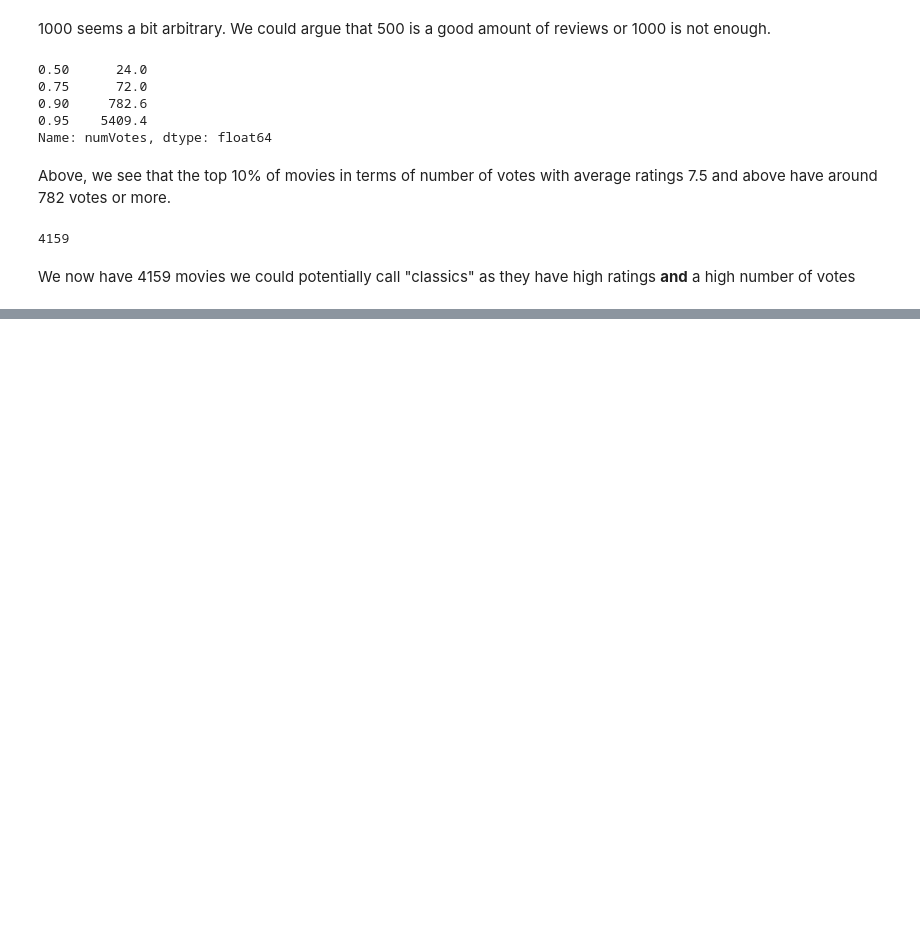
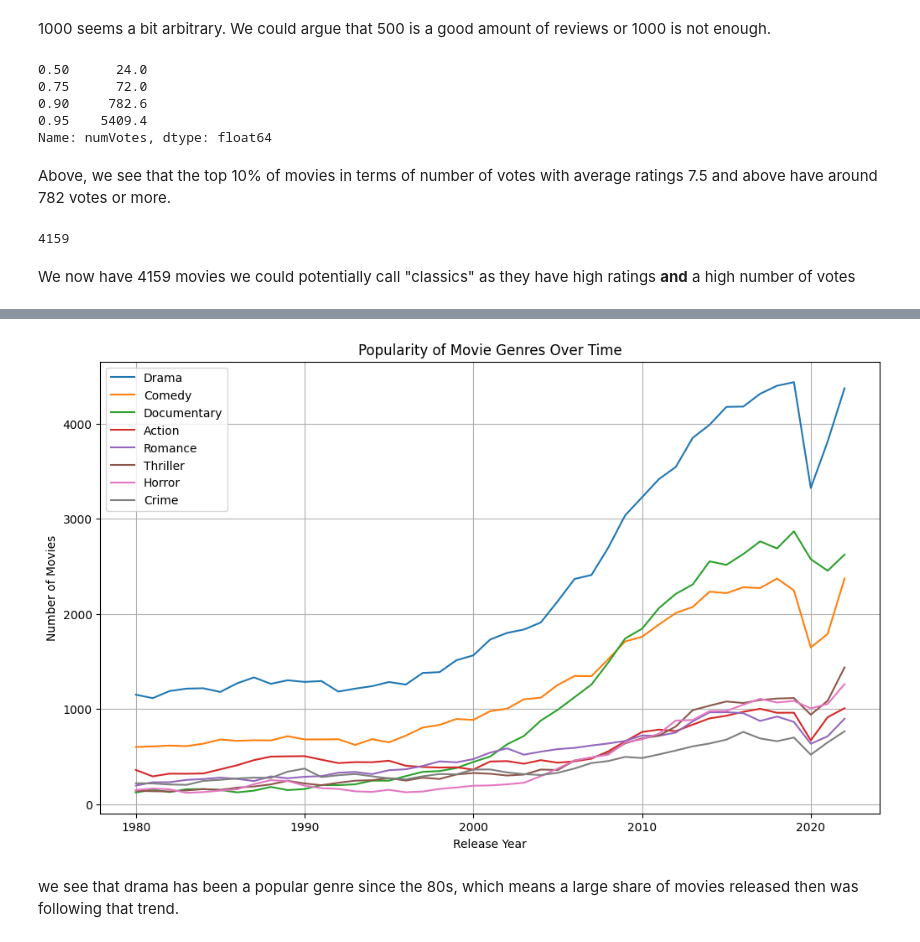
Before and after one commit to Noha-Jung3/Aging-Movies-, a Jupyter notebook: EDA.ipynb, the cells around one changed output, grey strips where cells are left out. Drawn from its saved outputs; the diff is of its cells as text; code cells hidden in the pictures; blank space fills up the shorter version.

Commit message:
genre popularity graph

```diff
--- a/EDA.ipynb
+++ b/EDA.ipynb
@@ -184,0 +208,34 @@ e
+# %%
+genres["genres"] = genres["genres"].str.split(",")
+# %%
+genres = genres.explode("genres")
+# %%
+genrecount = genres.groupby(["startYear","genres"]).size().reset_index(name="count")
+# %%
+top_genres = (
+    genrecount
+    .groupby("genres")["count"]
+    .sum()
+    .sort_values(ascending=False)
+    .head(8)
+    .index
+)
+
+genrecount = genrecount[genrecount["genres"].isin(top_genres)]
+# %%
+plt.figure(figsize=(12,7))
+
+for genre in top_genres:
+    subset = genrecount[genrecount["genres"] == genre]
+    plt.plot(subset["startYear"], subset["count"], label=genre)
+
+plt.xlabel("Release Year")
+plt.ylabel("Number of Movies")
+plt.title("Popularity of Movie Genres Over Time")
+plt.legend()
+plt.grid(True)
+plt.show()
+# %% [output]
+[figure, added]
+# %% [markdown]
+we see that drama has been a popular genre since the 80s, which means a large share of movies released then was following that trend.
```
Also changed, not shown: parts of 5 cells of this notebook.
